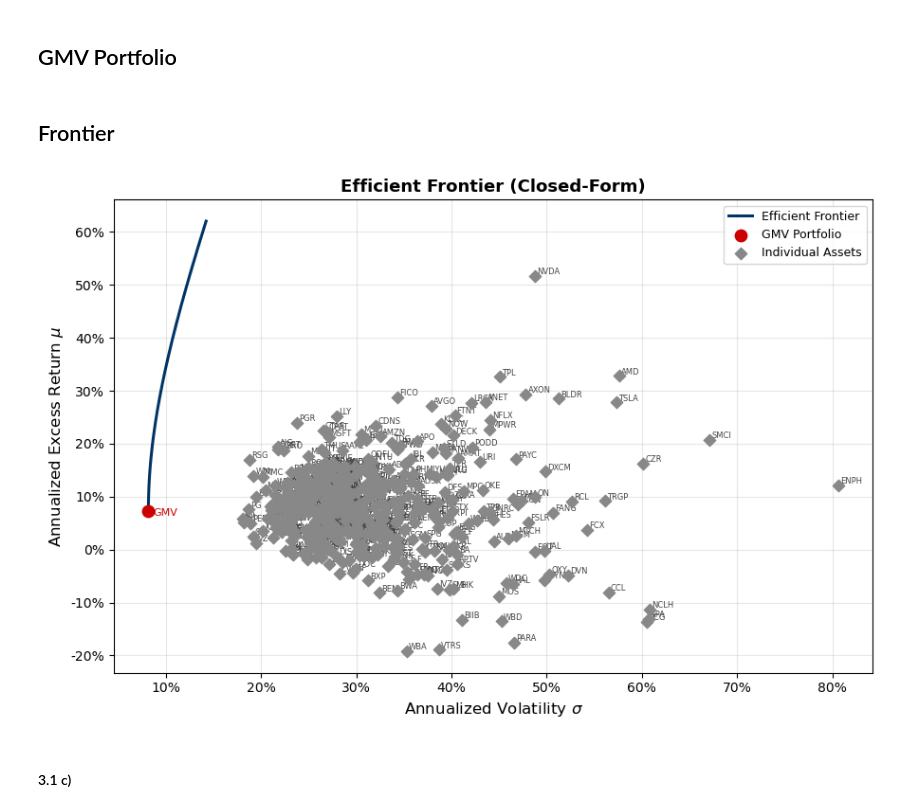
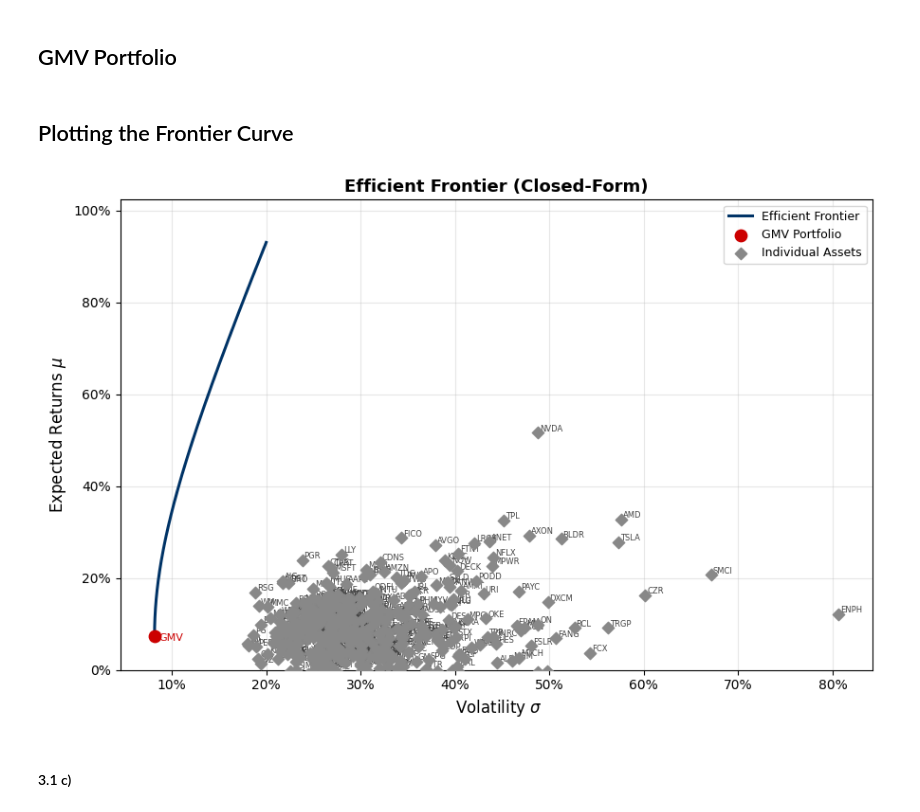
Before and after one commit to sanjxksl/RSM8341-Team11-Assignment1, a Jupyter notebook: Q3.ipynb, the cells around one changed output. Cells and saved outputs as stored; diff of their text form; code cells hidden in the pictures.

```diff
--- a/Q3.ipynb
+++ b/Q3.ipynb
@@ -72,20 +74,19 @@ def mv_weights(mu_target):
 mu_gmv = A / C
 sigma_gmv = np.sqrt(1 / C)
 # %% [markdown]
-## Frontier
+## Plotting the Frontier Curve
 # %%
-mu_grid = np.linspace(mu_gmv, mu_hat.values.max() * 1.2, 300)
+mu_grid = np.linspace(mu_gmv, mu_hat.values.max() * 1.8, 300)
 sigma_grid = np.sqrt((C * mu_grid**2 - 2 * A * mu_grid + B) / D)
 # %%
 asset_sigma = np.sqrt(np.diag(sigma_hat.values))
 asset_mu = mu_hat.values
 tickers = mu_hat.index.tolist()
 # %%
-import matplotlib.pyplot as plt
-
 fig, ax = plt.subplots(figsize=(9, 6))
 
 ax.plot(sigma_grid, mu_grid, color="#003366", linewidth=2.2, label="Efficient Frontier")
+ax.set_ylim(0, mu_grid.max() * 1.1)
 
 ax.scatter(sigma_gmv, mu_gmv, color="#cc0000", zorder=5, s=80, label="GMV Portfolio")
 ax.annotate(
@@ -95,36 +96,36 @@ ax.annotate(
     fontsize=8,
     color="#cc0000",
 )
 
 ax.scatter(
     asset_sigma,
     asset_mu,
     color="#888888",
     zorder=4,
     s=40,
     marker="D",
     label="Individual Assets",
 )
 for i, t in enumerate(tickers):
     ax.annotate(
         t,
         xy=(asset_sigma[i], asset_mu[i]),
         xytext=(asset_sigma[i] + 0.002, asset_mu[i] + 0.003),
         fontsize=6,
         color="#444444",
     )
 
 ax.xaxis.set_major_formatter(plt.FuncFormatter(lambda x, _: f"{x:.0%}"))
 ax.yaxis.set_major_formatter(plt.FuncFormatter(lambda x, _: f"{x:.0%}"))
-ax.set_xlabel("Annualized Volatility $\\sigma$", fontsize=12)
-ax.set_ylabel("Annualized Excess Return $\\mu$", fontsize=12)
+ax.set_xlabel(" Volatility $\\sigma$", fontsize=12)
+ax.set_ylabel("Expected Returns $\\mu$", fontsize=12)
 ax.set_title("Efficient Frontier (Closed-Form)", fontsize=13, fontweight="bold")
 ax.legend(fontsize=9)
 ax.grid(True, alpha=0.3)
 fig.tight_layout()
 plt.show()
 # %% [output]
-[figure, old version]
+[figure, new version]
 # %% [markdown]
 #### 3.1 c)
 # %% [markdown]
```
Also changed, not shown: parts of 5 cells of this notebook.
